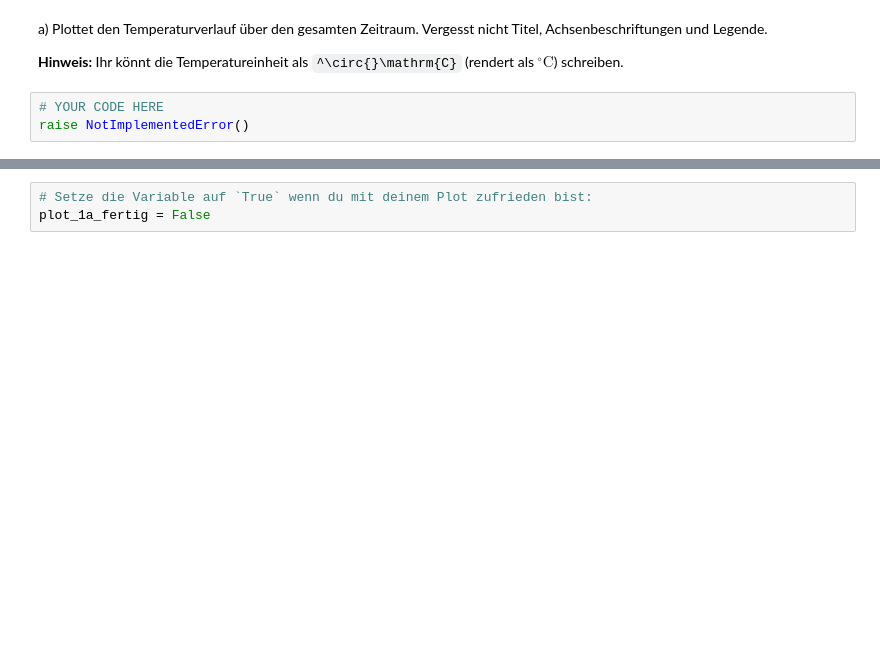
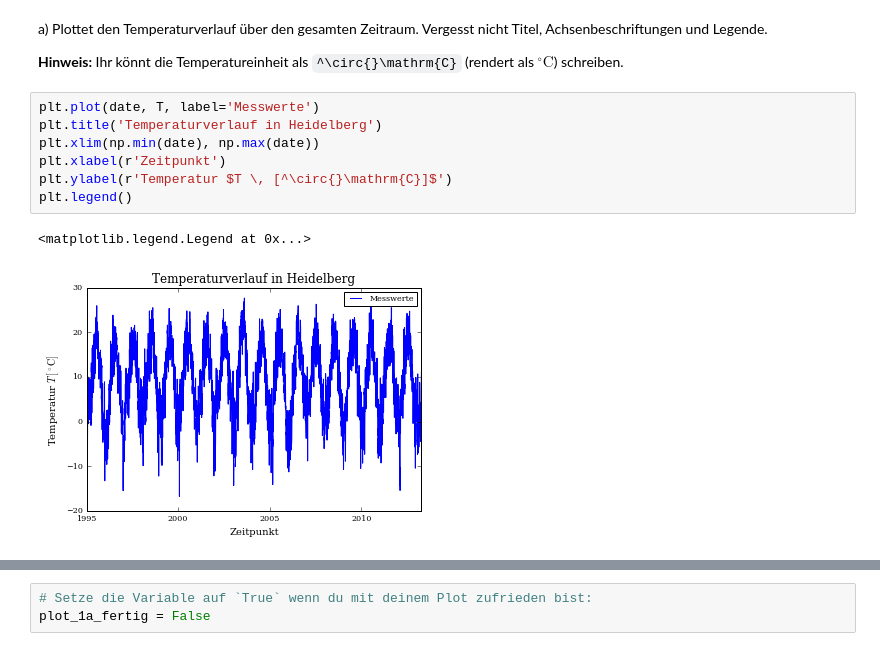
Before and after one commit to uhd-pap/course-deploy, a Jupyter notebook: 202 - Plots mit Matplotlib.ipynb, the cells around one changed output, grey strips where cells are left out. Saved outputs shown, nothing was run; the diff lists cells and outputs as text; blank space fills up the shorter version.

```diff
--- a/202 - Plots mit Matplotlib.ipynb
+++ b/202 - Plots mit Matplotlib.ipynb
@@ -150,9 +172,16 @@ date, T = data[np.abs(data[:,1]) != 99,:].transpose()
 a) Plottet den Temperaturverlauf über den gesamten Zeitraum. Vergesst nicht Titel, Achsenbeschriftungen und Legende.
 
 **Hinweis:** Ihr könnt die Temperatureinheit als `^\circ{}\mathrm{C}` (rendert als $^\circ{}\mathrm{C}$) schreiben.
-# %%
-# YOUR CODE HERE
-raise NotImplementedError()
+# %%
+plt.plot(date, T, label='Messwerte')
+plt.title('Temperaturverlauf in Heidelberg')
+plt.xlim(np.min(date), np.max(date))
+plt.xlabel(r'Zeitpunkt')
+plt.ylabel(r'Temperatur $T \, [^\circ{}\mathrm{C}]$')
+plt.legend()
+# %% [output]
+<matplotlib.legend.Legend at 0x...>
+[figure, added]
 # %% [markdown]
 Sieht dein Plot etwa so aus?
 
```
Also changed, not shown: parts of 12 cells of this notebook, 10 other files.
